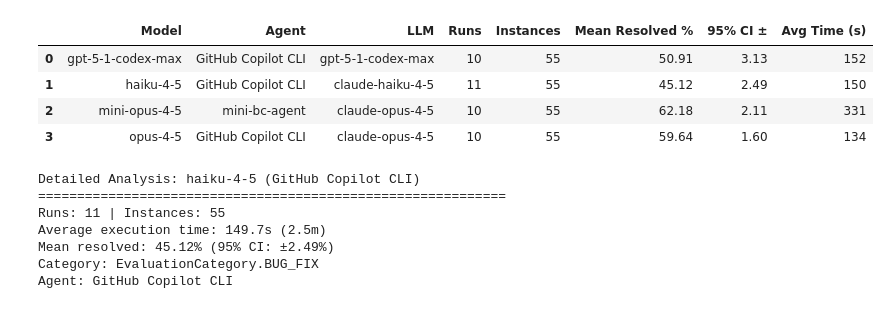
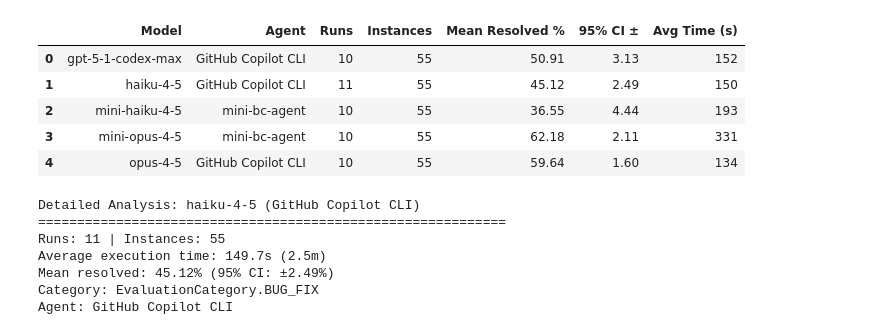
Before and after one commit to microsoft/BC-Bench, a Jupyter notebook: notebooks/bug-fix.ipynb, the cells around one changed output. Cells and saved outputs as stored; diff of their text form; code cells hidden in the pictures.

Commit message:
upload mini haiku and simplify notebook

```diff
--- a/notebooks/bug-fix.ipynb
+++ b/notebooks/bug-fix.ipynb
@@ -6,28 +6,22 @@ from pathlib import Path
 import pandas as pd
 from scipy import stats
 
-from bcbench.results.base import BaseEvaluationResult, create_result_from_json
+from bcbench.results.base import create_result_from_json
 
 result_folder = Path("result")
 
 
-def load_setup_results(setup_folder: Path) -> dict[str, list[BaseEvaluationResult]]:
-    runs: dict[str, list[BaseEvaluationResult]] = {}
+def load_results_df(setup_folder: Path) -> pd.DataFrame:
+    rows = []
     for jsonl_file in setup_folder.glob("*.jsonl"):
-        runs[jsonl_file.stem] = [create_result_from_json(json.loads(line)) for line in jsonl_file.read_text(encoding="utf-8").splitlines()]
-    return runs
-
-
-def flatten_result(run_id: str, r: BaseEvaluationResult) -> dict:
-    """Flatten a result object into a dictionary for DataFrame creation."""
-    data = r.model_dump()
-    metrics = data.pop("metrics", {}) or {}
-    tool_usage = metrics.pop("tool_usage", {}) or {}
-    return {"run_id": run_id, **data, **metrics, **tool_usage}
-
-
-def create_results_df(runs: dict[str, list[BaseEvaluationResult]]) -> pd.DataFrame:
-    return pd.DataFrame([flatten_result(run_id, r) for run_id, results in runs.items() for r in results])
+        run_id = jsonl_file.stem
+        for line in jsonl_file.read_text(encoding="utf-8").splitlines():
+            r = create_result_from_json(json.loads(line))
+            data = r.model_dump()
+            metrics = data.pop("metrics", {}) or {}
+            tool_usage = metrics.pop("tool_usage", {}) or {}
+            rows.append({"run_id": run_id, **data, **metrics, **tool_usage})
+    return pd.DataFrame(rows)
 
 
 def compute_summary_stats(df: pd.DataFrame) -> dict:
@@ -52,41 +46,39 @@ def compute_summary_stats(df: pd.DataFrame) -> dict:
     }
 # %%
 # Discover and load all setup results
-all_results: dict[str, tuple[dict[str, list], pd.DataFrame]] = {}
+all_results: dict[str, pd.DataFrame] = {}
 
 for setup_folder in sorted(result_folder.iterdir()):
     if setup_folder.is_dir():
-        runs = load_setup_results(setup_folder)
-        if runs:
-            df = create_results_df(runs)
-            all_results[setup_folder.name] = (runs, df)
+        df = load_results_df(setup_folder)
+        if not df.empty:
+            all_results[setup_folder.name] = df
 
 summary_data = []
-for model_name, (_runs, df) in all_results.items():
+for _setup_name, df in all_results.items():
     model_stats = compute_summary_stats(df)
     agent = df["agent_name"].iloc[0] if "agent_name" in df.columns else "Unknown"
-    model = df["model"].iloc[0] if "model" in df.columns else model_name
     summary_data.append(
         {
-            "Model": model_name,
+            "Model": df["model"].iloc[0],
             "Agent": agent,
-            "LLM": model,
             "Runs": model_stats["n_runs"],
             "Instances": model_stats["n_instances"],
             "Mean Resolved %": f"{model_stats['mean_resolved']:.2f}",
             "95% CI ±": f"{model_stats['ci_95_half']:.2f}",
             "Avg Time (s)": f"{model_stats['avg_execution_time']:.0f}",
         }
     )
 
 summary_df = pd.DataFrame(summary_data)
 summary_df
 # %% [output]
-|  | Model | Agent | LLM | Runs | Instances | Mean Resolved % | 95% CI ± | Avg Time (s) |
-| 0 | gpt-5-1-codex-max | GitHub Copilot CLI | gpt-5-1-codex-max | 10 | 55 | 50.91 | 3.13 | 152 |
-| 1 | haiku-4-5 | GitHub Copilot CLI | claude-haiku-4-5 | 11 | 55 | 45.12 | 2.49 | 150 |
-| 2 | mini-opus-4-5 | mini-bc-agent | claude-opus-4-5 | 10 | 55 | 62.18 | 2.11 | 331 |
-| 3 | opus-4-5 | GitHub Copilot CLI | claude-opus-4-5 | 10 | 55 | 59.64 | 1.60 | 134 |
+|  | Model | Agent | Runs | Instances | Mean Resolved % | 95% CI ± | Avg Time (s) |
+| 0 | gpt-5-1-codex-max | GitHub Copilot CLI | 10 | 55 | 50.91 | 3.13 | 152 |
+| 1 | haiku-4-5 | GitHub Copilot CLI | 11 | 55 | 45.12 | 2.49 | 150 |
+| 2 | mini-haiku-4-5 | mini-bc-agent | 10 | 55 | 36.55 | 4.44 | 193 |
+| 3 | mini-opus-4-5 | mini-bc-agent | 10 | 55 | 62.18 | 2.11 | 331 |
+| 4 | opus-4-5 | GitHub Copilot CLI | 10 | 55 | 59.64 | 1.60 | 134 |
 # %%
 # Select a specific model for detailed analysis (using haiku-4-5 as example)
 ANALYSIS_MODEL = "haiku-4-5"
```
Also changed, not shown: parts of 1 cell of this notebook, 10 other files.
